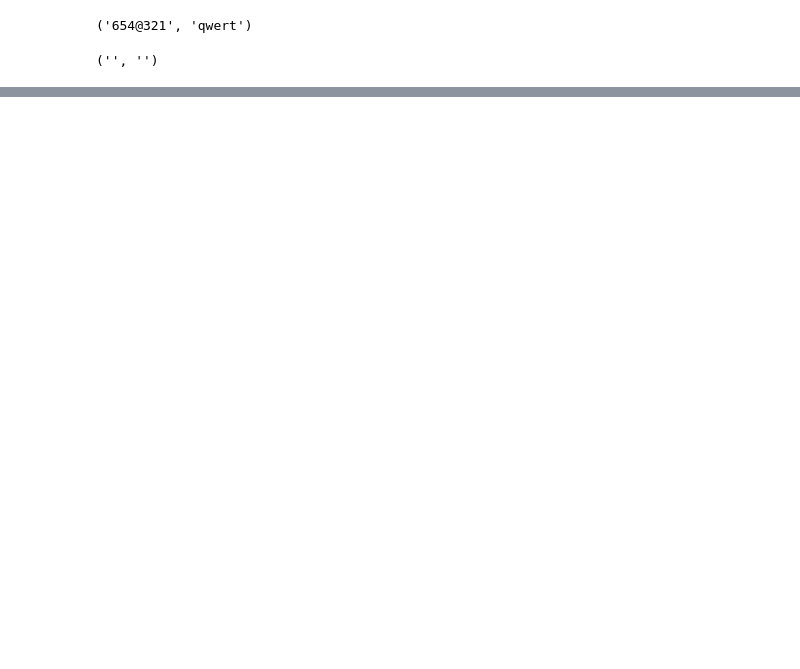
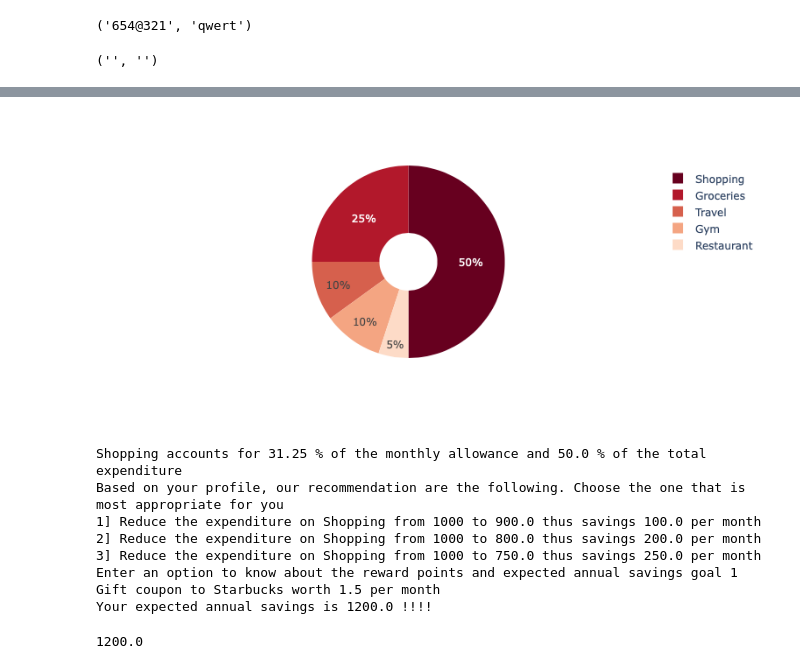
Before and after one commit to Saisree-123/DATA533-LAB4, a Jupyter notebook: test.ipynb, the cells around one changed output, grey strips where cells are left out. Saved outputs shown, nothing was run; the diff lists cells and outputs as text; code cells hidden in the pictures; blank space fills up the shorter version.

```diff
--- a/test.ipynb
+++ b/test.ipynb
@@ -69,0 +86,3 @@ userid: zxc@vbn password: asd@qwe
+# %%
+# open the membership
+b1 = bm.BasicMembership()
@@ -69,0 +95,13 @@ userid: zxc@vbn password: asd@qwe
+# %%
+b1.analysis_and_suggestion(3200)
+# %% [output]
+[figure, added]
+Shopping accounts for 31.25 % of the monthly allowance and 50.0 % of the total expenditure
+Based on your profile, our recommendation are the following. Choose the one that is most appropriate for you
+1] Reduce the expenditure on Shopping from 1000 to 900.0 thus savings 100.0 per month
+2] Reduce the expenditure on Shopping from 1000 to 800.0 thus savings 200.0 per month
+3] Reduce the expenditure on Shopping from 1000 to 750.0 thus savings 250.0 per month
+Enter an option to know about the reward points and expected annual savings goal 1
+Gift coupon to Starbucks worth 1.5 per month
+Your expected annual savings is 1200.0 !!!!
+1200.0
```
Also changed, not shown: parts of 28 cells of this notebook, 7 other files.
